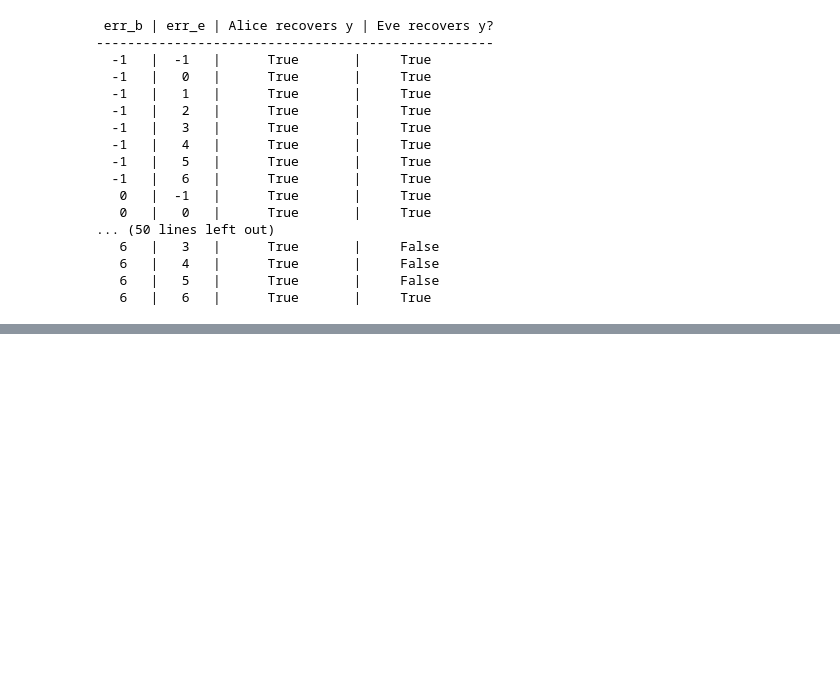
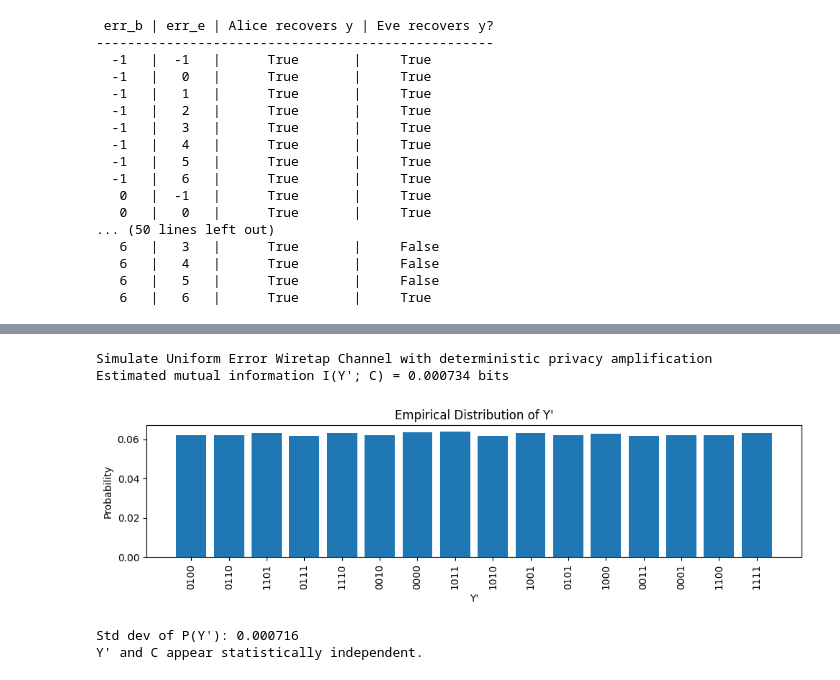
Before and after one commit to lm-schulze/InfoSec, a Jupyter notebook: Lab4.ipynb, the cells around one changed output, grey strips where cells are left out. Cells and saved outputs as stored; diff of their text form; code cells hidden in the pictures; blank space fills up the shorter version.

```diff
--- a/Lab4.ipynb
+++ b/Lab4.ipynb
@@ -278,0 +287,73 @@ for err_b in range(-1, 7):      # -1 means no error on Bob’s branch
+# %%
+# define privacy amplification matrix
+A = np.array([[1, 0, 0, 0, 0, 0, 1],
+              [0, 1, 0, 0, 1, 1, 0],
+              [0, 0, 1, 0, 1, 0, 0],
+              [0, 0, 0, 1, 1, 0, 0]])
+
+# compute y'=Ay
+def deterministicAmplification(y: np.ndarray) -> np.ndarray:
+    """
+    Compute key with privacy amplification matrix A  over GF(2).
+    """
+    return (A @ y) % 2
+# %%
+def task4(trials=100000):
+    print("Simulate Uniform Error Wiretap Channel with deterministic privacy amplification")
+    x_population = generate_all_7bit_words()
+    x_vals = random.choices(x_population, k=trials)
+    c_samples = []
+    y_primes = []
+
+    for x in x_vals:
+        x_vec = np.array([int(b) for b in x])
+        # compute syndrome
+        c = compute_syndrome(x_vec)
+        c_str = "".join(map(str, c))
+        c_samples.append(c_str)
+        # Generate sets of outputs within allowed Hamming distances
+        Ty = Ty_given_x(x)
+        Tz = Tz_given_x(x)
+        # sample
+        y = random.choice(Ty)
+        z = random.choice(Tz)
+        # convert to arrays of 0/1 integers
+        y_vec = np.array([int(b) for b in y])
+        z_vec = np.array([int(b) for b in z])
+        # reconciliation (on Bob's side)
+        y_hat = correct_forward(y_vec, c)
+        # deterministic privacy amplification
+        y_prime = deterministicAmplification(y_hat)
+        y_primes.append("".join(map(str, y_prime)))
+
+    # Empirical mutual information I(Y';C)
+    joint_counts = Counter(zip(y_primes, c_samples))
+    yp_counts = Counter(y_primes)
+    c_counts = Counter(c_samples)
+    mi = 0.0
+    for (yp, c), count in joint_counts.items():
+        p_yc = count / trials
+        p_yp = yp_counts[yp] / trials
+        p_c = c_counts[c] / trials
+        mi += p_yc * np.log2(p_yc / (p_yp * p_c))
+
+    print(f"Estimated mutual information I(Y'; C) = {mi:.6f} bits")
+    plot_bar(yp_counts, "Y'", trials=trials)
+
+    # Print std dev of output probabilities to check uniformity
+    yp_probs = np.array([v / trials for v in yp_counts.values()])
+    print(f"Std dev of P(Y'): {np.std(yp_probs):.6f}")
+
+    # Check how close mutual information is to 0
+    if mi < 0.01:
+        print("Y' and C appear statistically independent.")
+    else:
+        print("Y' and C may not be statistically independent.")
+
+task4()
+# %% [output]
+Simulate Uniform Error Wiretap Channel with deterministic privacy amplification
+Estimated mutual information I(Y'; C) = 0.000734 bits
+[figure, added]
+Std dev of P(Y'): 0.000716
+Y' and C appear statistically independent.
```
Also changed, not shown: parts of 9 cells of this notebook.
